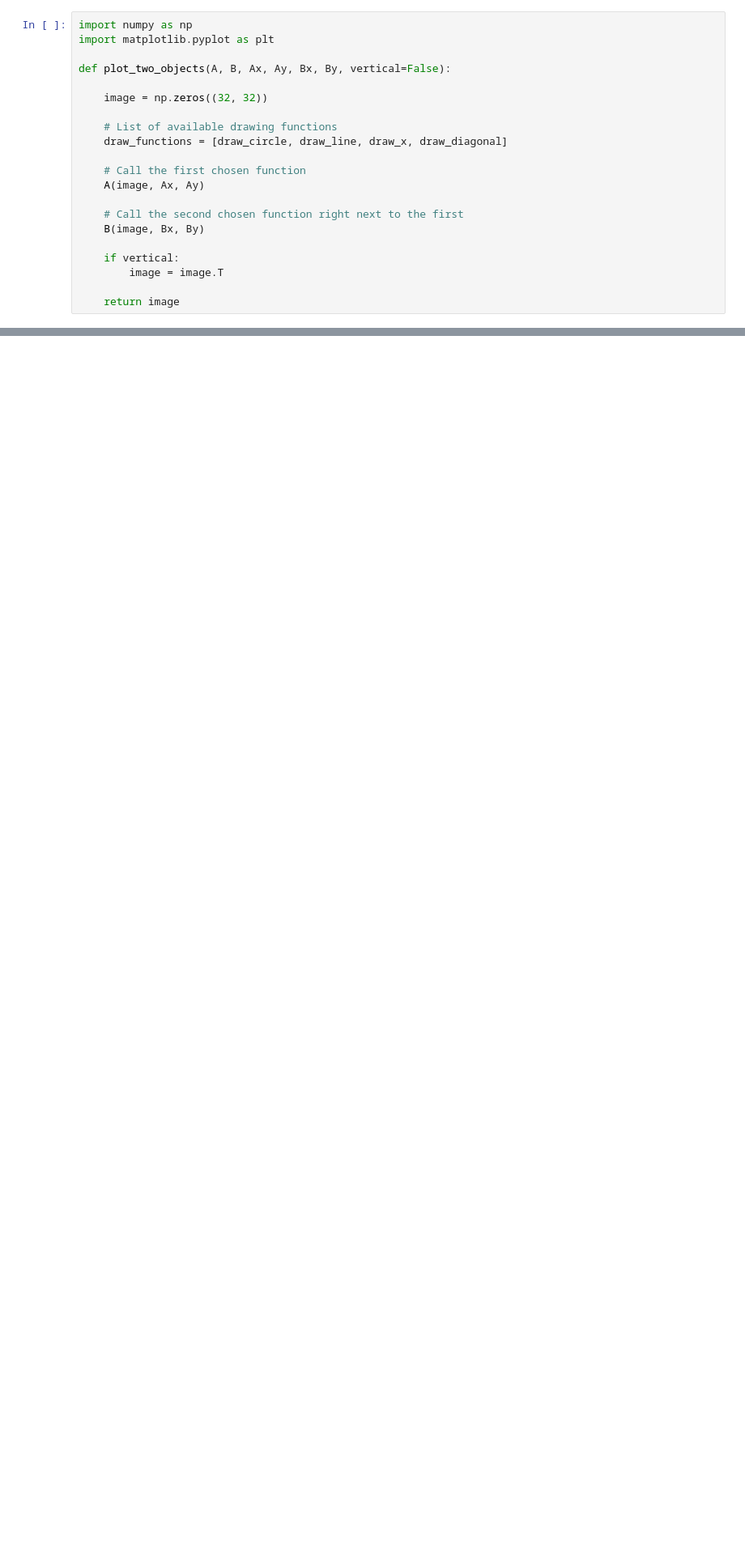
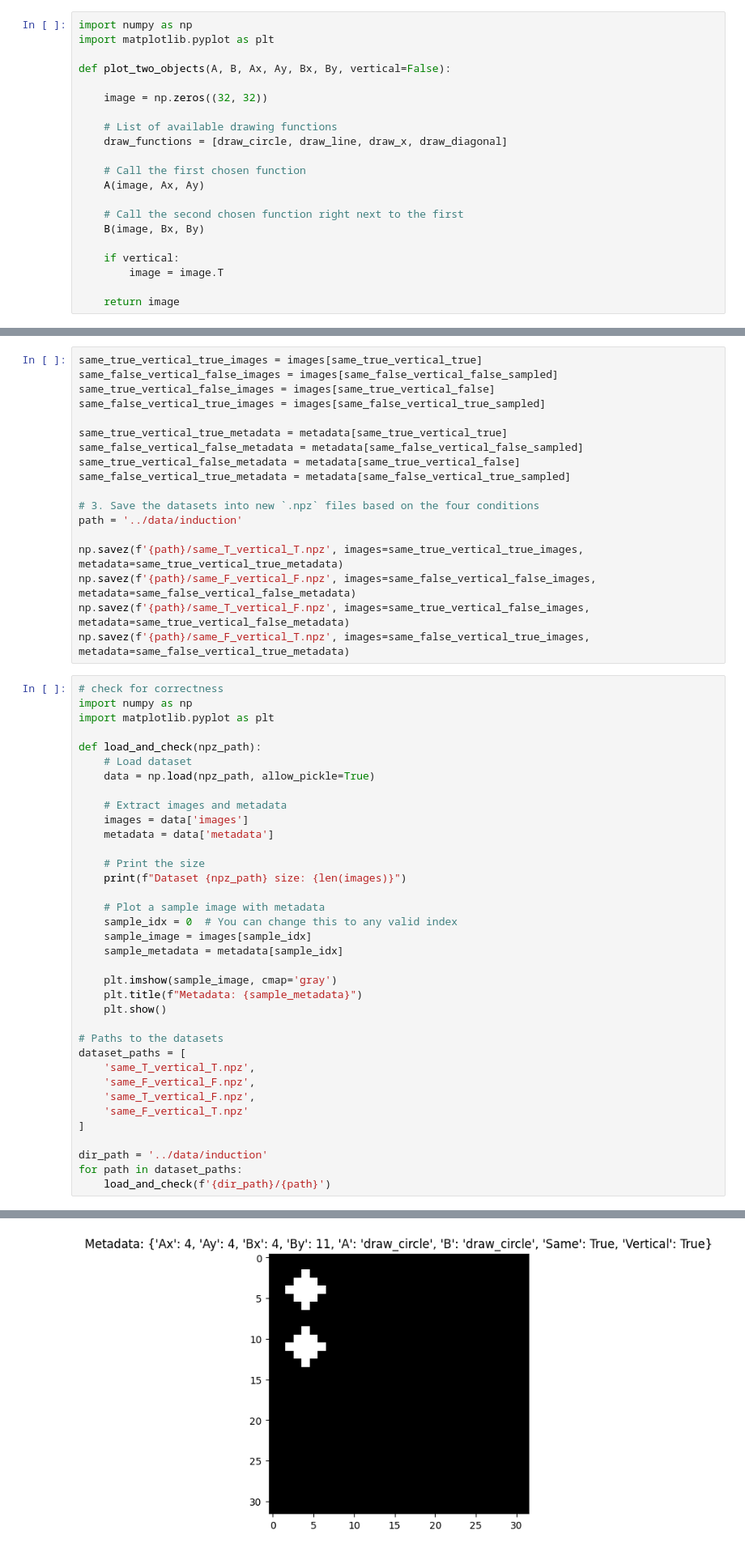
Before and after one commit to soniajoseph/ViT-Prisma, a Jupyter notebook: demo/dataset_induction.ipynb, the cells around one changed output, grey strips where cells are left out. Shown at 81% size. Cells and saved outputs as stored; diff of their text form; blank space fills up the shorter version.

```diff
--- a/demo/dataset_induction.ipynb
+++ b/demo/dataset_induction.ipynb
@@ -267,0 +207,55 @@ for A in draw_functions:
+# %%
+same_true_vertical_true_images = images[same_true_vertical_true]
+same_false_vertical_false_images = images[same_false_vertical_false_sampled]
+same_true_vertical_false_images = images[same_true_vertical_false]
+same_false_vertical_true_images = images[same_false_vertical_true_sampled]
+
+same_true_vertical_true_metadata = metadata[same_true_vertical_true]
+same_false_vertical_false_metadata = metadata[same_false_vertical_false_sampled]
+same_true_vertical_false_metadata = metadata[same_true_vertical_false]
+same_false_vertical_true_metadata = metadata[same_false_vertical_true_sampled]
+
+# 3. Save the datasets into new `.npz` files based on the four conditions
+path = '../data/induction'
+
+np.savez(f'{path}/same_T_vertical_T.npz', images=same_true_vertical_true_images, metadata=same_true_vertical_true_metadata)
+np.savez(f'{path}/same_F_vertical_F.npz', images=same_false_vertical_false_images, metadata=same_false_vertical_false_metadata)
+np.savez(f'{path}/same_T_vertical_F.npz', images=same_true_vertical_false_images, metadata=same_true_vertical_false_metadata)
+np.savez(f'{path}/same_F_vertical_T.npz', images=same_false_vertical_true_images, metadata=same_false_vertical_true_metadata)
+# %%
+# check for correctness
+import numpy as np
+import matplotlib.pyplot as plt
+
+def load_and_check(npz_path):
+    # Load dataset
+    data = np.load(npz_path, allow_pickle=True)
+
+    # Extract images and metadata
+    images = data['images']
+    metadata = data['metadata']
+
+    # Print the size
+    print(f"Dataset {npz_path} size: {len(images)}")
+
+    # Plot a sample image with metadata
+    sample_idx = 0  # You can change this to any valid index
+    sample_image = images[sample_idx]
+    sample_metadata = metadata[sample_idx]
+
+    plt.imshow(sample_image, cmap='gray')
+    plt.title(f"Metadata: {sample_metadata}")
+    plt.show()
+
+# Paths to the datasets
+dataset_paths = [
+    'same_T_vertical_T.npz',
+    'same_F_vertical_F.npz',
+    'same_T_vertical_F.npz',
+    'same_F_vertical_T.npz'
+]
+
+dir_path = '../data/induction'
+for path in dataset_paths:
+    load_and_check(f'{dir_path}/{path}')
+# %% [output]
@@ -267,0 +263 @@ for A in draw_functions:
+[figure, added]
```
Also changed, not shown: parts of 28 cells of this notebook, 18 other files.
